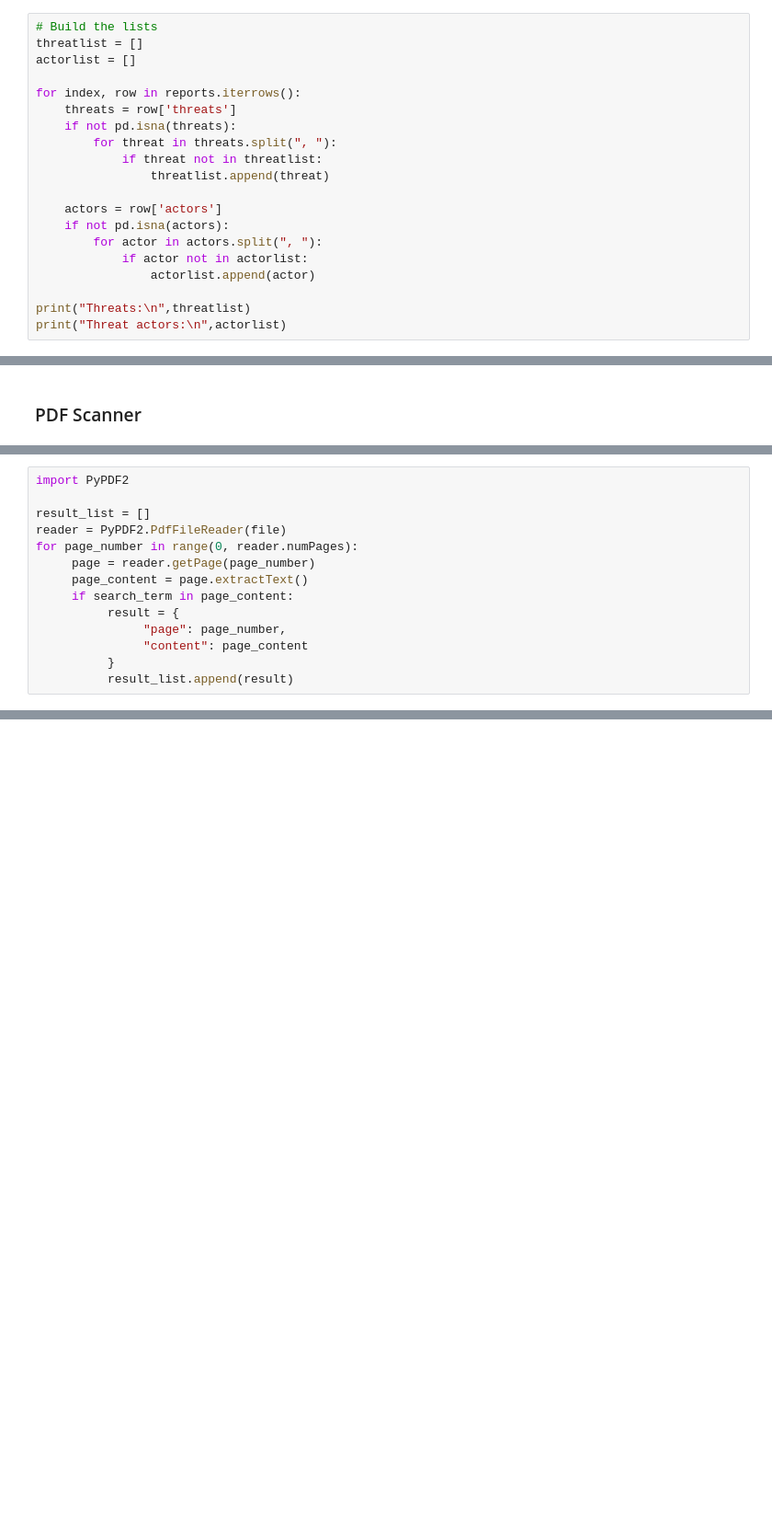
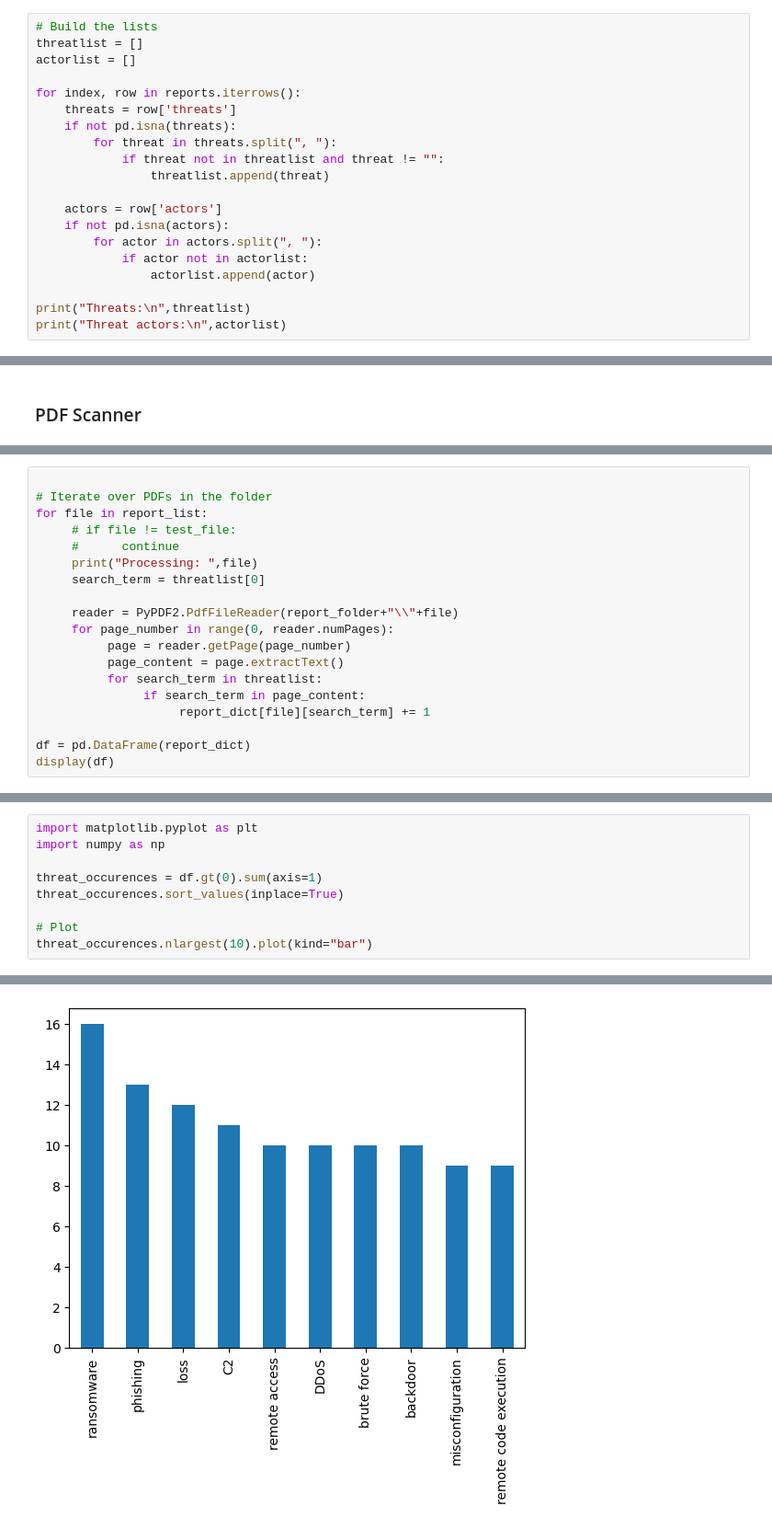
Before and after one commit to AbeWinters/Threat-Profiles-for-Control-Prioritization, a Jupyter notebook: report-analyzer.ipynb, the cells around one changed output, grey strips where cells are left out. Shown at 92% size. Drawn from its saved outputs; the diff is of its cells as text; blank space fills up the shorter version.

Commit message:
Add basic PDF report scanner

```diff
--- a/report-analyzer.ipynb
+++ b/report-analyzer.ipynb
@@ -17,7 +17,7 @@ for index, row in reports.iterrows():
     threats = row['threats']
     if not pd.isna(threats):
         for threat in threats.split(", "):
-            if threat not in threatlist:
+            if threat not in threatlist and threat != "":
                 threatlist.append(threat)
 
     actors = row['actors']
@@ -38,15 +55,20 @@ Threat actors:
 # %%
-import PyPDF2
 
-result_list = []
-reader = PyPDF2.PdfFileReader(file)
-for page_number in range(0, reader.numPages):
-     page = reader.getPage(page_number)
-     page_content = page.extractText()
-     if search_term in page_content:
-          result = {
-               "page": page_number,
-               "content": page_content
-          }
-          result_list.append(result)
+# Iterate over PDFs in the folder
+for file in report_list:
+     # if file != test_file:
+     #      continue
+     print("Processing: ",file)
+     search_term = threatlist[0]
+
+     reader = PyPDF2.PdfFileReader(report_folder+"\\"+file)
+     for page_number in range(0, reader.numPages):
+          page = reader.getPage(page_number)
+          page_content = page.extractText()
+          for search_term in threatlist:
+               if search_term in page_content:
+                    report_dict[file][search_term] += 1
+
+df = pd.DataFrame(report_dict)
+display(df)
 # %% [output]
@@ -53,0 +90,10 @@ ModuleNotFoundError: No module named 'PyPDF2'
+# %%
+import matplotlib.pyplot as plt
+import numpy as np
+
+threat_occurences = df.gt(0).sum(axis=1)
+threat_occurences.sort_values(inplace=True)
+
+# Plot
+threat_occurences.nlargest(10).plot(kind="bar")
+# %% [output]
@@ -53,0 +101 @@ ModuleNotFoundError: No module named 'PyPDF2'
+[figure, added]
```
Also changed, not shown: parts of 7 cells of this notebook.
